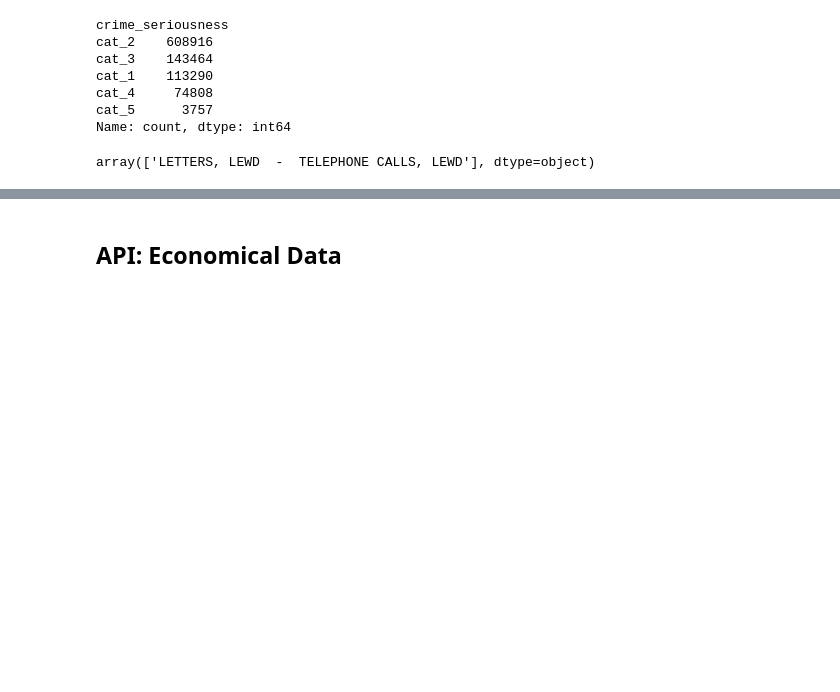
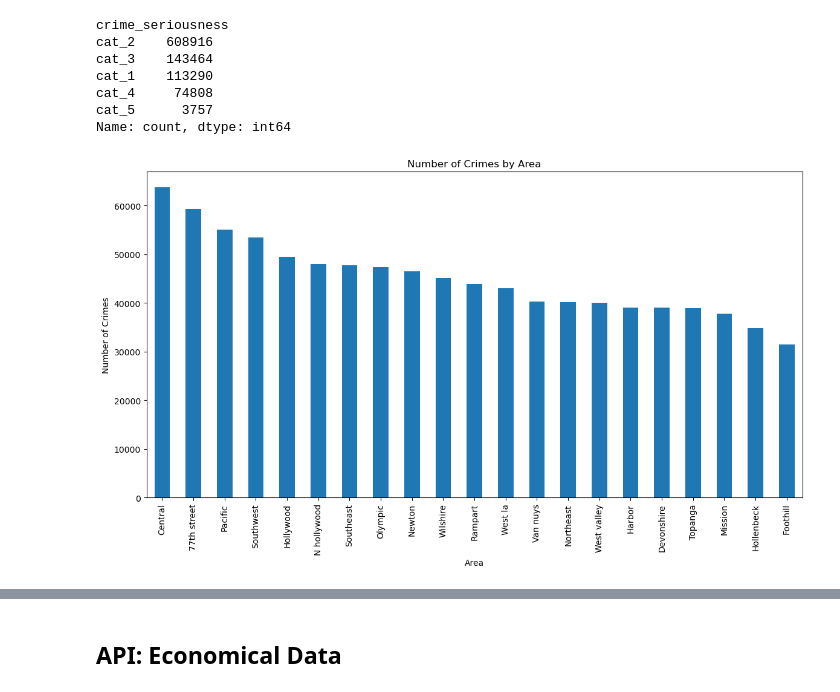
Before and after one commit to Mancini997/FirstLabWeek, a Jupyter notebook: Crime Project/Crimes_main.ipynb, the cells around one changed output, grey strips where cells are left out. Saved outputs shown, nothing was run; the diff lists cells and outputs as text; code cells hidden in the pictures; blank space fills up the shorter version.

```diff
--- a/Crime Project/Crimes_main.ipynb
+++ b/Crime Project/Crimes_main.ipynb
@@ -500,4 +710,0 @@ missing_cat = crime_df.loc[crime_df['crime_seriousness']== "Category Not Found"]
-# %%
-missing_cat['crm_cd_desc'].unique()
-# %% [output]
-array(['LETTERS, LEWD  -  TELEPHONE CALLS, LEWD'], dtype=object)
@@ -503,0 +737,14 @@ array(['LETTERS, LEWD  -  TELEPHONE CALLS, LEWD'], dtype=object)
+# %%
+# Count crimes per area
+area_crimes = crime_df['area_name'].value_counts()
+
+# Plot
+plt.figure(figsize=(14, 7))
+area_crimes.plot(kind='bar')
+plt.title('Number of Crimes by Area')
+plt.xlabel('Area')
+plt.ylabel('Number of Crimes')
+plt.xticks(rotation=90)
+plt.show()
+# %% [output]
+[figure, added]
```
Also changed, not shown: parts of 57 cells of this notebook, 3 other files.
